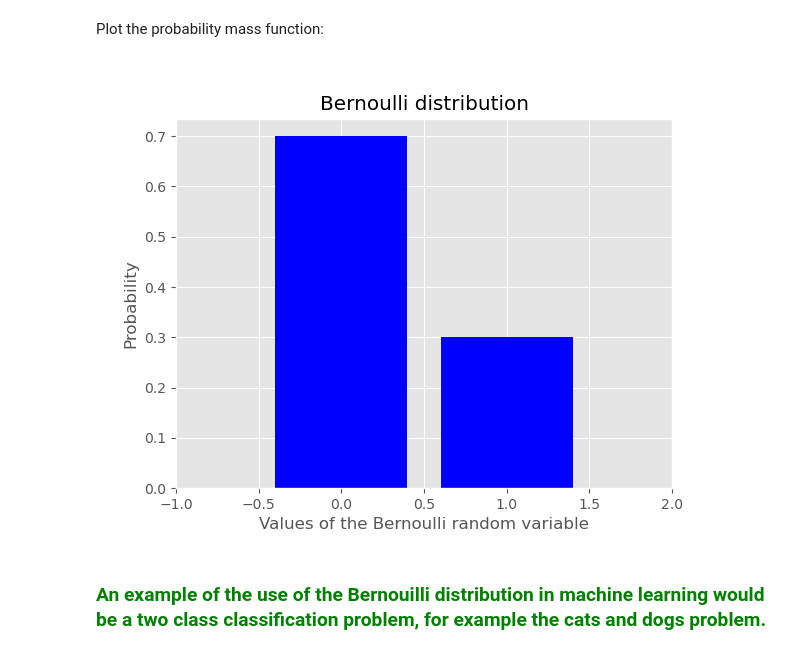
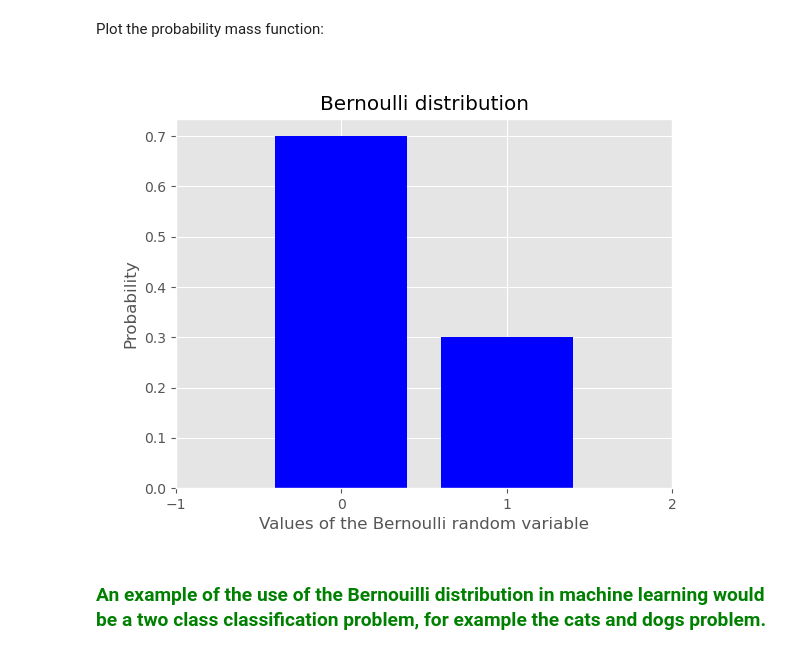
Before and after one commit to mettinger/python, a Jupyter notebook: interviewKickstart/interviewKickstart.ipynb, the cells around one changed output. Drawn from its saved outputs; the diff is of its cells as text; code cells hidden in the pictures.

```diff
--- a/interviewKickstart/interviewKickstart.ipynb
+++ b/interviewKickstart/interviewKickstart.ipynb
@@ -58,16 +58,17 @@ Plot the probability mass function:
 # %%
 plt.figure()
 plt.xlim(-1, 2)
 plt.bar([0,1], coinFlip.pmf([0,1]), color='blue')
 
 # For labelling of Bar plot
 plt.title('Bernoulli distribution')
+plt.xticks(range(-1,3))
 plt.xlabel('Values of the Bernoulli random variable')
 plt.ylabel('Probability')
 
 plt.show()
 # %% [output]
-[figure, old version]
+[figure, new version]
 # %% [markdown]
 ### <span style="color: green;">An example of the use of the Bernouilli distribution in machine learning would be a two class classification problem, for example the cats and dogs problem.</span>
 # %% [markdown]
```
Also changed, not shown: parts of 4 cells of this notebook.
